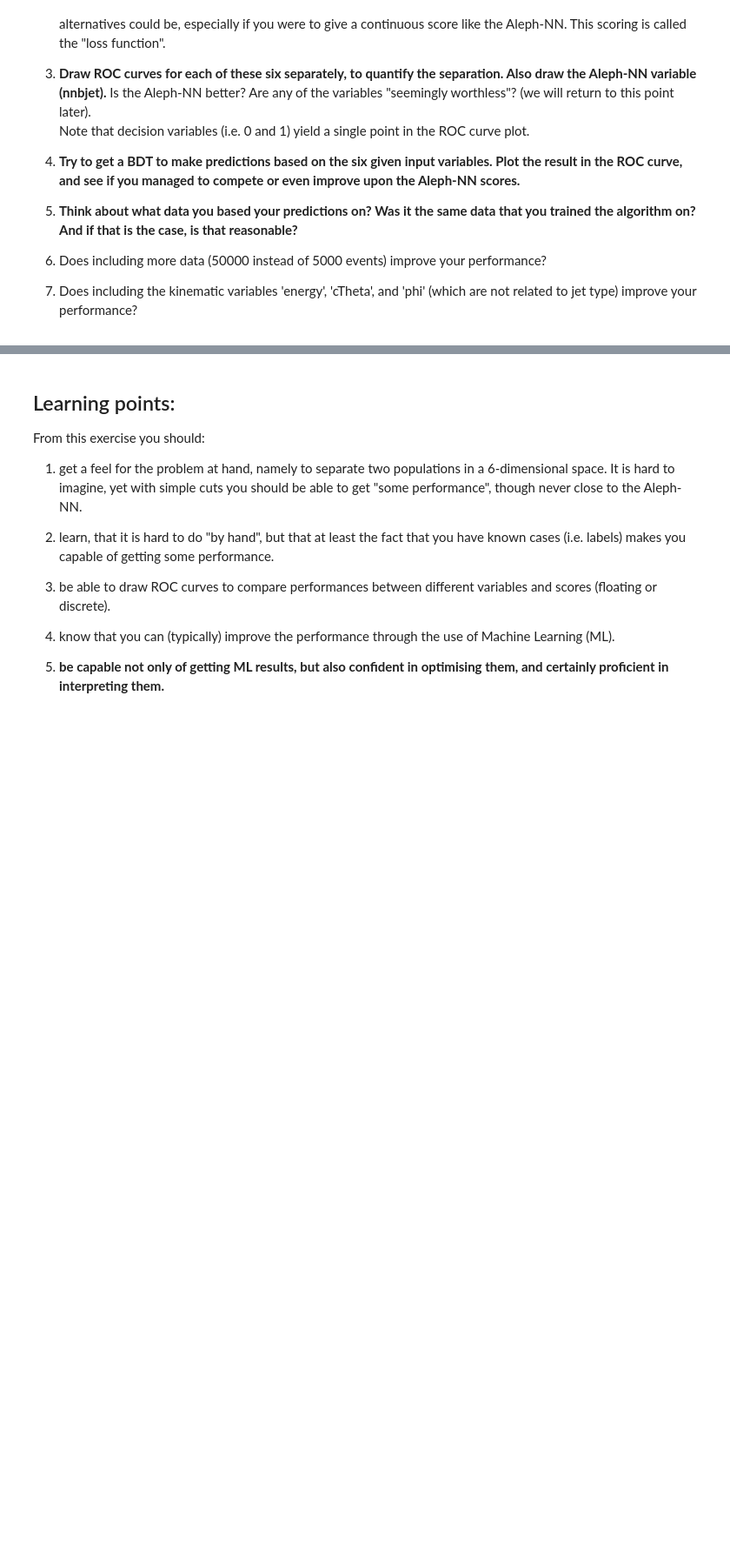
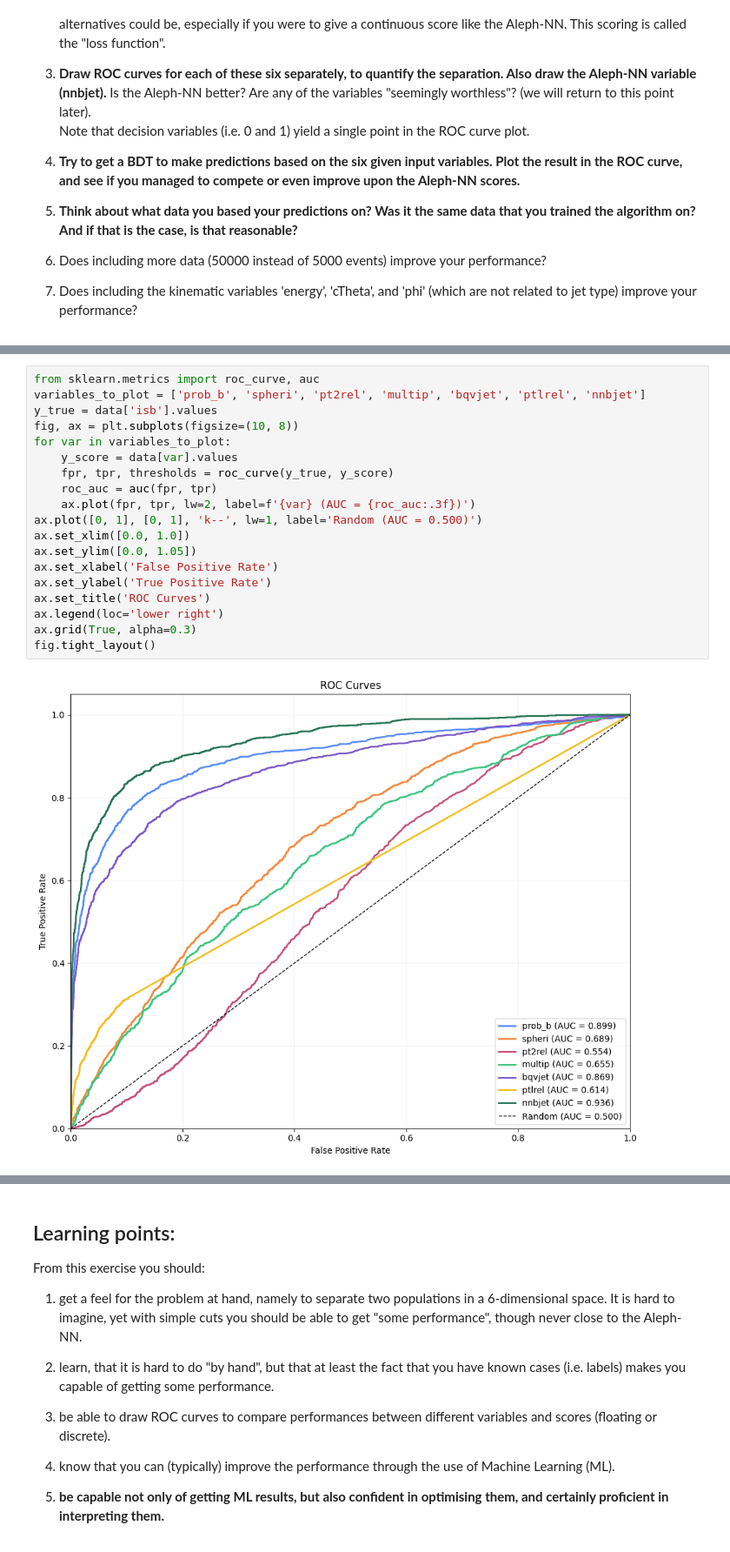
Before and after one commit to stupidodie/AppliedML2026, a Jupyter notebook: Week1/BjetSelection_original.ipynb, the cells around one changed output, grey strips where cells are left out. Shown at 87% size. Drawn from its saved outputs; the diff is of its cells as text; blank space fills up the shorter version.

```diff
--- a/Week1/BjetSelection_original.ipynb
+++ b/Week1/BjetSelection_original.ipynb
@@ -187,0 +231,21 @@ Note that decision variables (i.e. 0 and 1) yield a single point in the ROC curv
+# %%
+from sklearn.metrics import roc_curve, auc
+variables_to_plot = ['prob_b', 'spheri', 'pt2rel', 'multip', 'bqvjet', 'ptlrel', 'nnbjet']
+y_true = data['isb'].values
+fig, ax = plt.subplots(figsize=(10, 8))
+for var in variables_to_plot:
+    y_score = data[var].values
+    fpr, tpr, thresholds = roc_curve(y_true, y_score)
+    roc_auc = auc(fpr, tpr)
+    ax.plot(fpr, tpr, lw=2, label=f'{var} (AUC = {roc_auc:.3f})')
+ax.plot([0, 1], [0, 1], 'k--', lw=1, label='Random (AUC = 0.500)')
+ax.set_xlim([0.0, 1.0])
+ax.set_ylim([0.0, 1.05])
+ax.set_xlabel('False Positive Rate')
+ax.set_ylabel('True Positive Rate')
+ax.set_title('ROC Curves')
+ax.legend(loc='lower right')
+ax.grid(True, alpha=0.3)
+fig.tight_layout()
+# %% [output]
+[figure, added]
```
Also changed, not shown: parts of 6 cells of this notebook.
